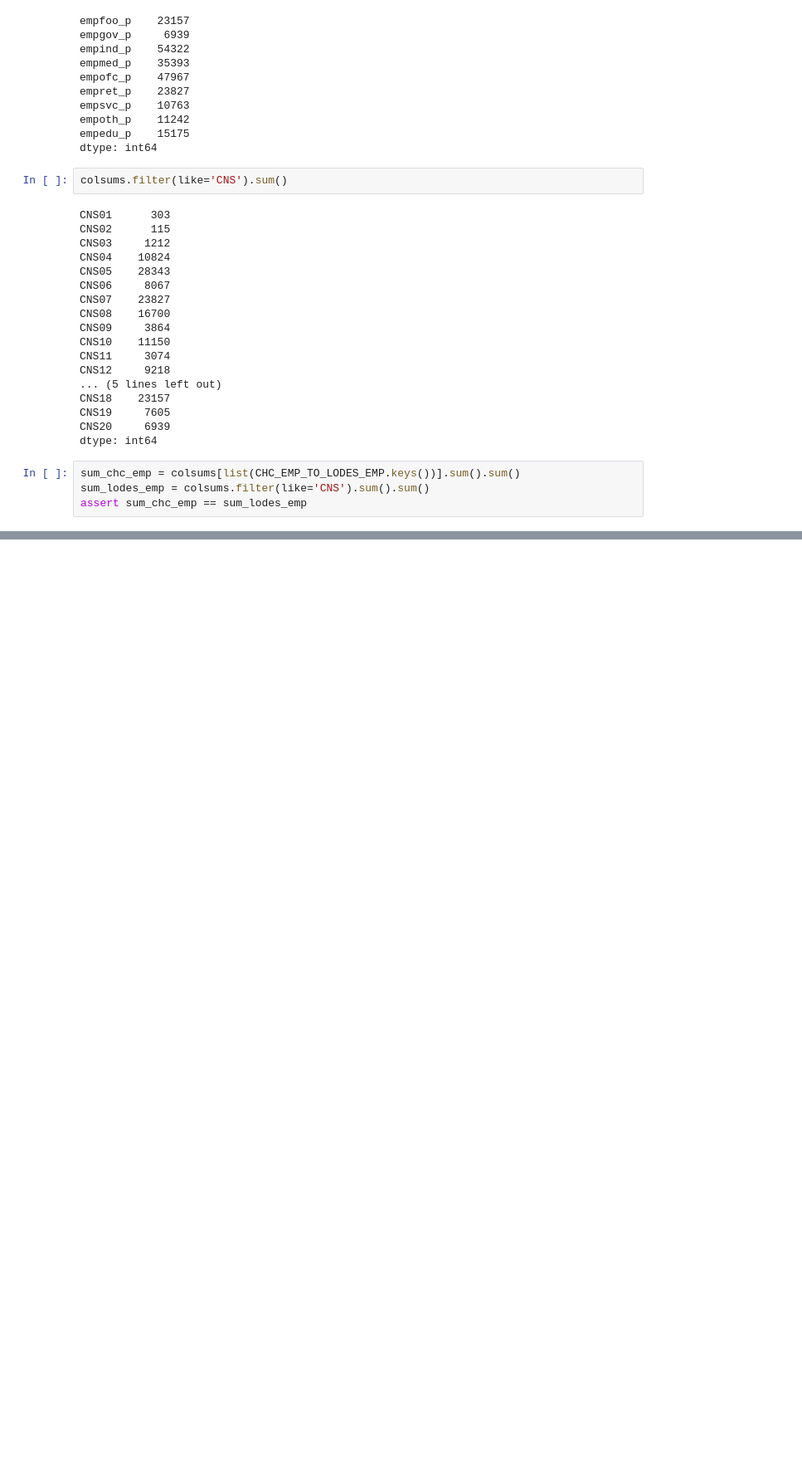
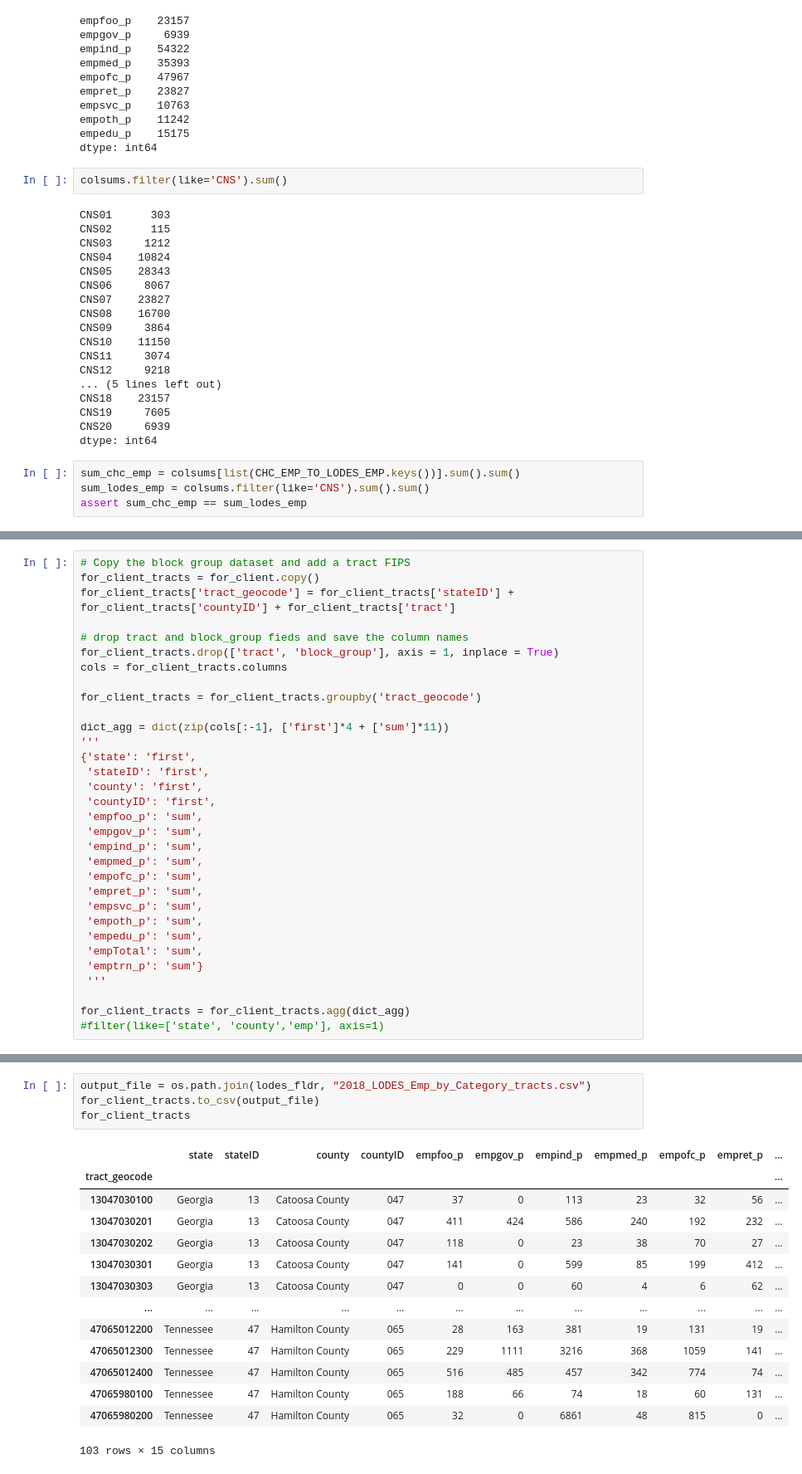
Before and after one commit to wsp-sag/client_chattanooga_rtp_update, a Jupyter notebook: Notebooks/Task 3 - Model Validation/Process_Validation_Data/Employment_LODES-WAC.ipynb, the cells around one changed output, grey strips where cells are left out. Shown at 83% size. Cells and saved outputs as stored; diff of their text form; blank space fills up the shorter version.

```diff
--- a/Notebooks/Task 3 - Model Validation/Process_Validation_Data/Employment_LODES-WAC.ipynb
+++ b/Notebooks/Task 3 - Model Validation/Process_Validation_Data/Employment_LODES-WAC.ipynb
@@ -229,0 +254,32 @@ assert sum_chc_emp == sum_lodes_emp
+# %%
+# Copy the block group dataset and add a tract FIPS
+for_client_tracts = for_client.copy()
+for_client_tracts['tract_geocode'] = for_client_tracts['stateID'] + for_client_tracts['countyID'] + for_client_tracts['tract']
+
+# drop tract and block_group fieds and save the column names
+for_client_tracts.drop(['tract', 'block_group'], axis = 1, inplace = True)
+cols = for_client_tracts.columns
+
+for_client_tracts = for_client_tracts.groupby('tract_geocode')
+
+dict_agg = dict(zip(cols[:-1], ['first']*4 + ['sum']*11))
+'''
+{'state': 'first',
+ 'stateID': 'first',
+ 'county': 'first',
+ 'countyID': 'first',
+ 'empfoo_p': 'sum',
+ 'empgov_p': 'sum',
+ 'empind_p': 'sum',
+ 'empmed_p': 'sum',
+ 'empofc_p': 'sum',
+ 'empret_p': 'sum',
+ 'empsvc_p': 'sum',
+ 'empoth_p': 'sum',
+ 'empedu_p': 'sum',
+ 'empTotal': 'sum',
+ 'emptrn_p': 'sum'}
+ '''
+
+for_client_tracts = for_client_tracts.agg(dict_agg)
+#filter(like=['state', 'county','emp'], axis=1)
@@ -229,0 +320,19 @@ assert sum_chc_emp == sum_lodes_emp
+# %%
+output_file = os.path.join(lodes_fldr, "2018_LODES_Emp_by_Category_tracts.csv")
+for_client_tracts.to_csv(output_file)
+for_client_tracts
+# %% [output]
+|  | state | stateID | county | countyID | empfoo_p | empgov_p | empind_p | empmed_p | empofc_p | empret_p | ... |
+| tract_geocode |  |  |  |  |  |  |  |  |  |  | ... |
+| 13047030100 | Georgia | 13 | Catoosa County | 047 | 37 | 0 | 113 | 23 | 32 | 56 | ... |
+| 13047030201 | Georgia | 13 | Catoosa County | 047 | 411 | 424 | 586 | 240 | 192 | 232 | ... |
+| 13047030202 | Georgia | 13 | Catoosa County | 047 | 118 | 0 | 23 | 38 | 70 | 27 | ... |
+| 13047030301 | Georgia | 13 | Catoosa County | 047 | 141 | 0 | 599 | 85 | 199 | 412 | ... |
+| 13047030303 | Georgia | 13 | Catoosa County | 047 | 0 | 0 | 60 | 4 | 6 | 62 | ... |
+| ... | ... | ... | ... | ... | ... | ... | ... | ... | ... | ... | ... |
+| 47065012200 | Tennessee | 47 | Hamilton County | 065 | 28 | 163 | 381 | 19 | 131 | 19 | ... |
+| 47065012300 | Tennessee | 47 | Hamilton County | 065 | 229 | 1111 | 3216 | 368 | 1059 | 141 | ... |
+| 47065012400 | Tennessee | 47 | Hamilton County | 065 | 516 | 485 | 457 | 342 | 774 | 74 | ... |
+| 47065980100 | Tennessee | 47 | Hamilton County | 065 | 188 | 66 | 74 | 18 | 60 | 131 | ... |
+| 47065980200 | Tennessee | 47 | Hamilton County | 065 | 32 | 0 | 6861 | 48 | 815 | 0 | ... |
+103 rows × 15 columns
```
Also changed, not shown: parts of 8 cells of this notebook, 22 other files.
